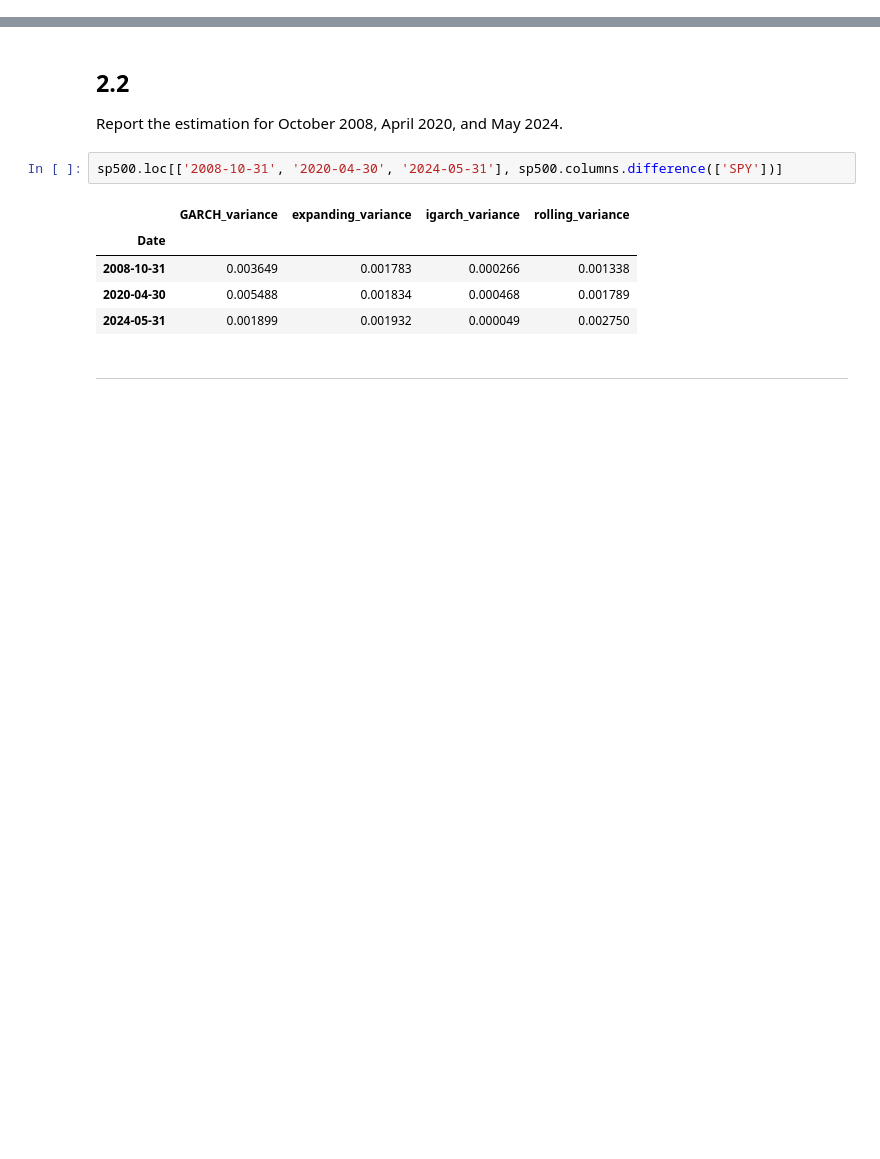
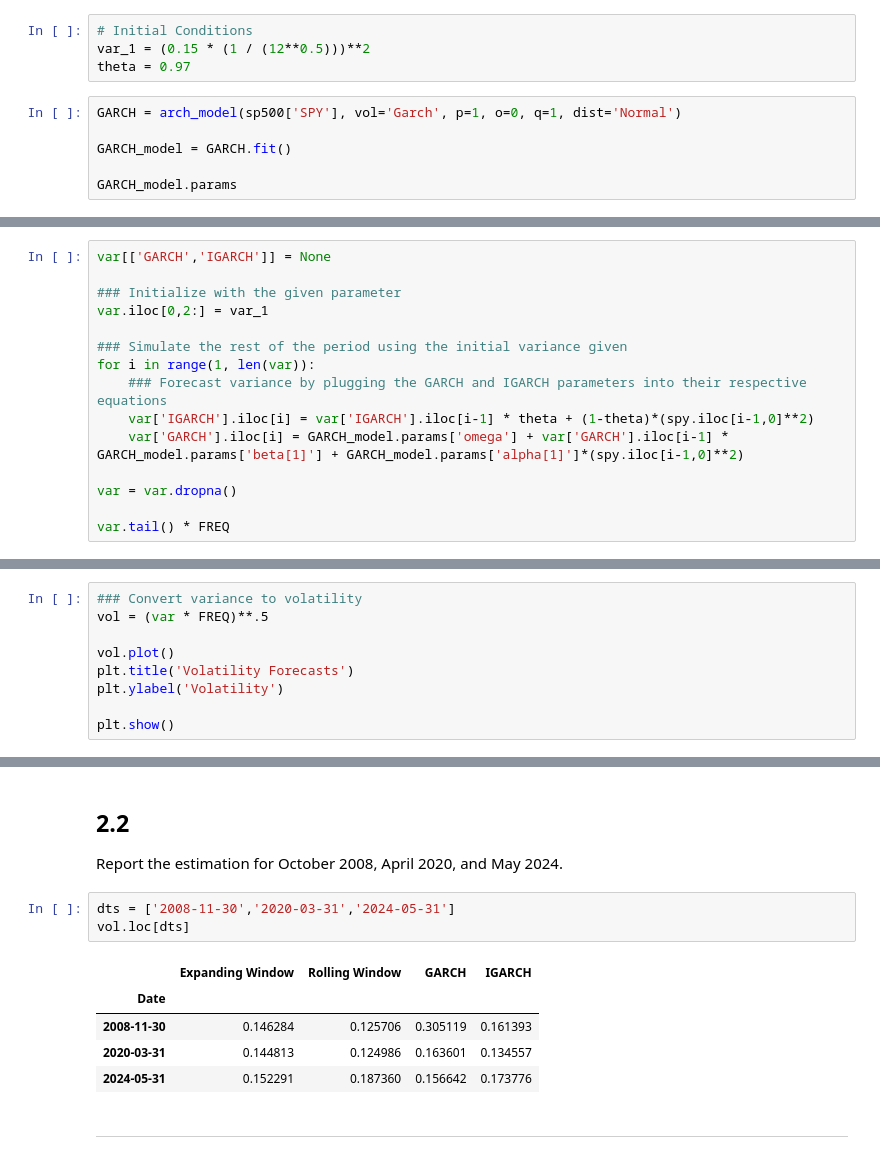
Before and after one commit to ArturoCharleston/finm-data-analysis-2024, a Jupyter notebook: homework/Homework 2 - Timeseries_arturo.ipynb, the cells around one changed output, grey strips where cells are left out. Saved outputs shown, nothing was run; the diff lists cells and outputs as text; blank space fills up the shorter version.

```diff
--- a/homework/Homework 2 - Timeseries_arturo.ipynb
+++ b/homework/Homework 2 - Timeseries_arturo.ipynb
@@ -323,0 +305,10 @@ See the caveats in the documentation: https://pandas.pydata.org/pandas-docs/stab
+# %%
+# Initial Conditions
+var_1 = (0.15 * (1 / (12**0.5)))**2
+theta = 0.97
+# %%
+GARCH = arch_model(sp500['SPY'], vol='Garch', p=1, o=0, q=1, dist='Normal')
+
+GARCH_model = GARCH.fit()
+
+GARCH_model.params
@@ -368,0 +381,15 @@ model or by setting rescale=False.
+# %%
+var[['GARCH','IGARCH']] = None
+
+### Initialize with the given parameter
+var.iloc[0,2:] = var_1
+
+### Simulate the rest of the period using the initial variance given
+for i in range(1, len(var)):
+    ### Forecast variance by plugging the GARCH and IGARCH parameters into their respective equations
+    var['IGARCH'].iloc[i] = var['IGARCH'].iloc[i-1] * theta + (1-theta)*(spy.iloc[i-1,0]**2)
+    var['GARCH'].iloc[i] = GARCH_model.params['omega'] + var['GARCH'].iloc[i-1] * GARCH_model.params['beta[1]'] + GARCH_model.params['alpha[1]']*(spy.iloc[i-1,0]**2)
+
+var = var.dropna()
+
+var.tail() * FREQ
@@ -413,0 +426,9 @@ plt.show()
+# %%
+### Convert variance to volatility
+vol = (var * FREQ)**.5
+
+vol.plot()
+plt.title('Volatility Forecasts')
+plt.ylabel('Volatility')
+
+plt.show()
@@ -417,12 +440,13 @@ plt.show()
 ## 2.2
 Report the estimation for October 2008, April 2020, and May 2024.
 # %%
-sp500.loc[['2008-10-31', '2020-04-30', '2024-05-31'], sp500.columns.difference(['SPY'])]
+dts = ['2008-11-30','2020-03-31','2024-05-31']
+vol.loc[dts]
 # %% [output]
-|  | GARCH_variance | expanding_variance | igarch_variance | rolling_variance |
+|  | Expanding Window | Rolling Window | GARCH | IGARCH |
 | Date |  |  |  |  |
-| 2008-10-31 | 0.003649 | 0.001783 | 0.000266 | 0.001338 |
-| 2020-04-30 | 0.005488 | 0.001834 | 0.000468 | 0.001789 |
-| 2024-05-31 | 0.001899 | 0.001932 | 0.000049 | 0.002750 |
+| 2008-11-30 | 0.146284 | 0.125706 | 0.305119 | 0.161393 |
+| 2020-03-31 | 0.144813 | 0.124986 | 0.163601 | 0.134557 |
+| 2024-05-31 | 0.152291 | 0.187360 | 0.156642 | 0.173776 |
 # %% [markdown]
 ***
```
Also changed, not shown: parts of 22 cells of this notebook.
